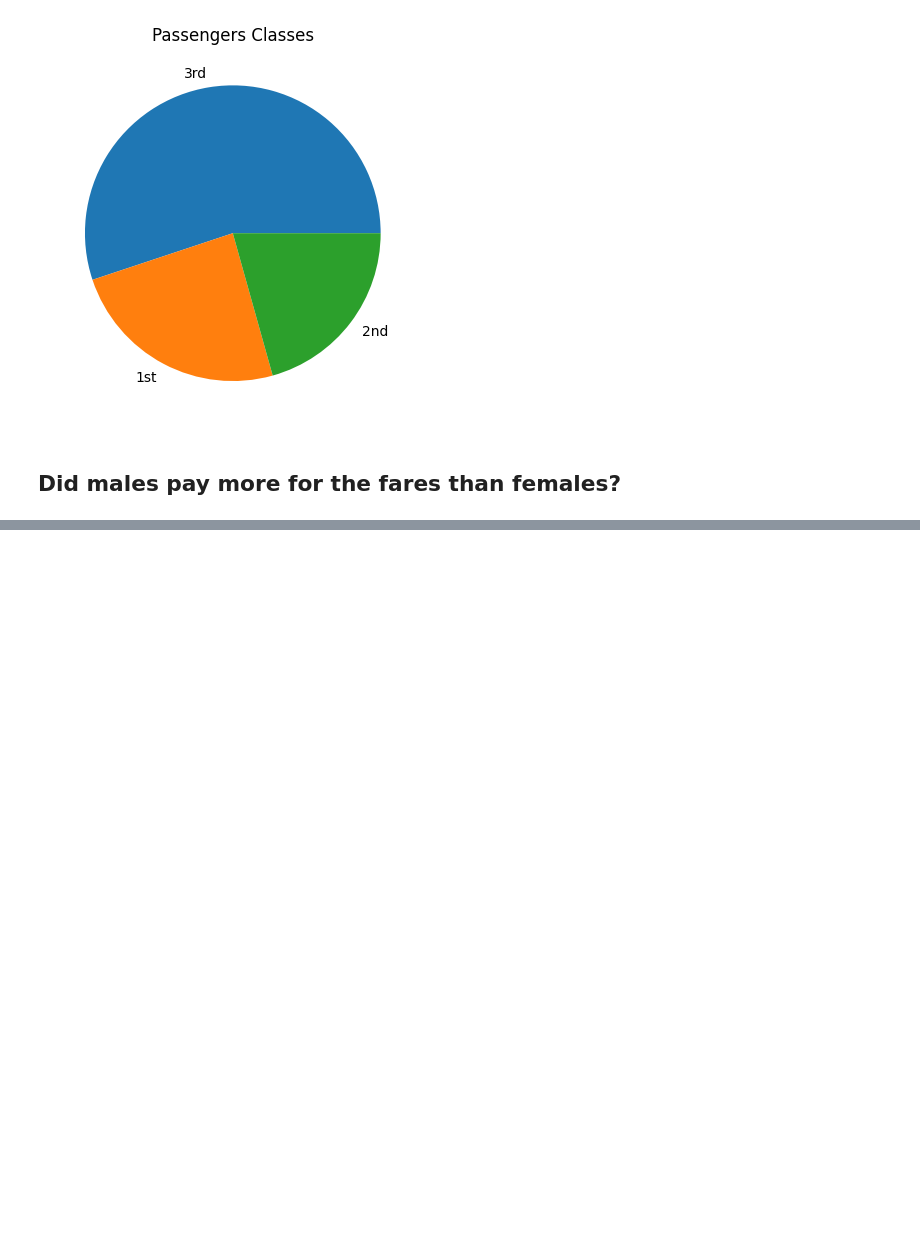
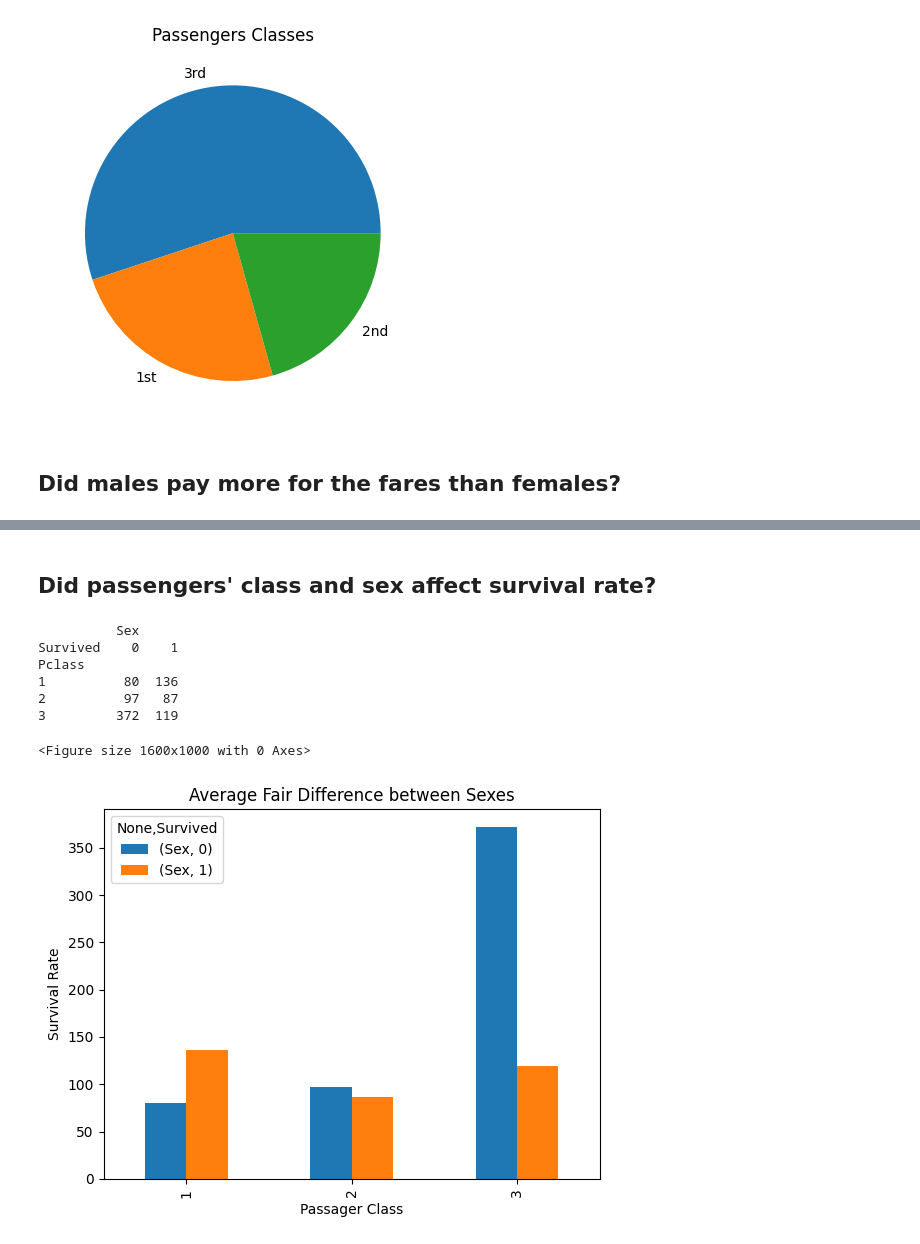
Before and after one commit to TrollFacedGamer/unit-3-data-science, a Jupyter notebook: 02_titanic.ipynb, the cells around one changed output, grey strips where cells are left out. Saved outputs shown, nothing was run; the diff lists cells and outputs as text; code cells hidden in the pictures; blank space fills up the shorter version.

```diff
--- a/02_titanic.ipynb
+++ b/02_titanic.ipynb
@@ -91,0 +113,22 @@ plt.show() #starts loop, find currently active figure objects, and opens >=1 int
+# %% [markdown]
+## Did passengers' class and sex affect survival rate?
+# %%
+survival = titanic_df.groupby(["Pclass", "Survived"])[["Sex"]].count().unstack()
+
+print(survival)
+
+plt.figure(figsize=(16, 10)) # set figure size
+survival.plot.bar()
+plt.title('Average Fair Difference between Sexes') #write title
+plt.xlabel('Passager Class') #write x label
+plt.ylabel('Survival Rate') #write y label
+plt.show() #starts loop, find currently active figure objects, and opens >=1 interactive windows that display figure(s) active figure objects, and opens >=1 interactive windows that display figure(s)
+# %% [output]
+          Sex
+Survived    0    1
+Pclass
+1          80  136
+2          97   87
+3         372  119
+<Figure size 1600x1000 with 0 Axes>
+[figure, added]
```
Also changed, not shown: parts of 4 cells of this notebook.
